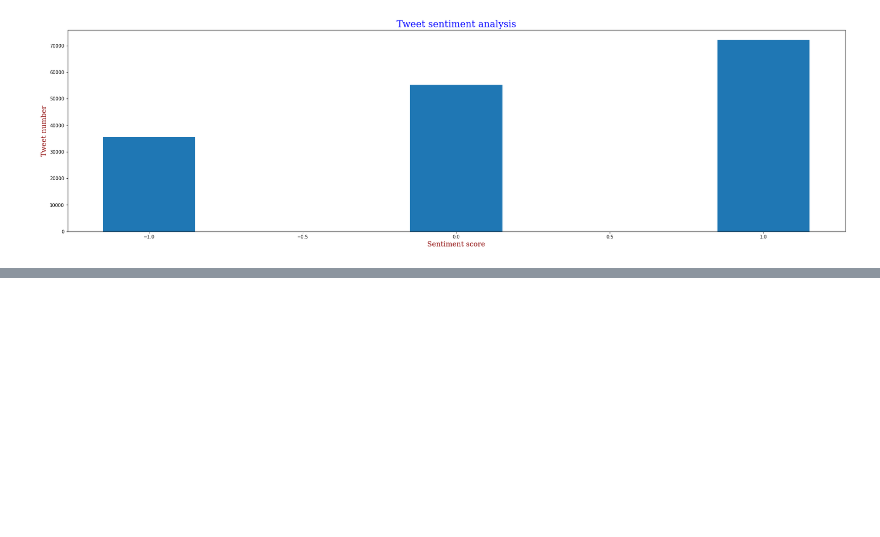
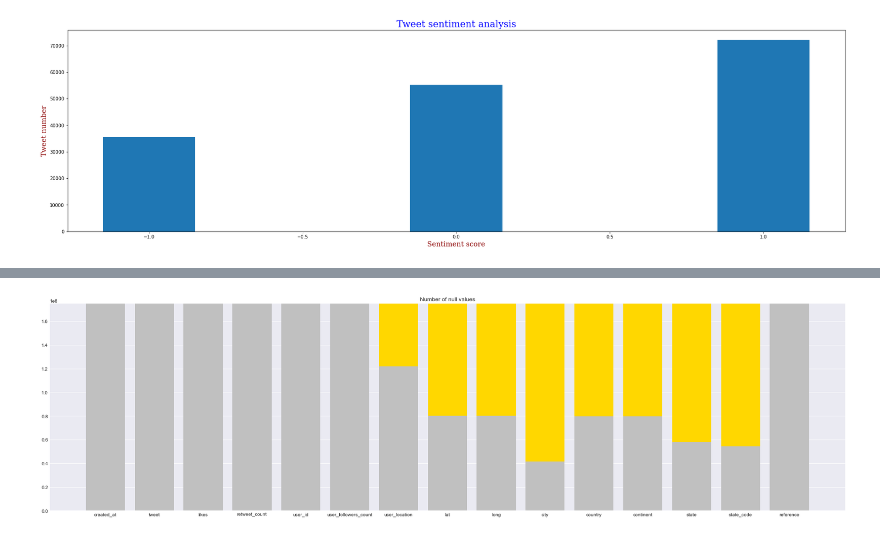
Before and after one commit to Guillaume-Vacelet/bigdata_group_1, a Jupyter notebook: sentiment_analysis.ipynb, the cells around one changed output, grey strips where cells are left out. Drawn from its saved outputs; the diff is of its cells as text; code cells hidden in the pictures; blank space fills up the shorter version.

```diff
--- a/sentiment_analysis.ipynb
+++ b/sentiment_analysis.ipynb
@@ -25,0 +94,19 @@ plt.show()
+# %%
+x = ['created_at', 'tweet', 'likes', 'retweet_count', 'user_id', 'user_followers_count', 'user_location', 'lat', 'long', 'city', 'country', 'continent', 'state', 'state_code', 'reference']
+
+nb_tweets = len(dataset)
+non_null_values = dataset.count().tolist()
+null_values = [nb_tweets - value for value in non_null_values]
+
+x_pos = [i for i, _ in enumerate(x)]
+
+plt.figure(figsize=(30,8))
+plt.bar(x_pos, null_values, width=0.8, label='Null values', color='gold', bottom=non_null_values)
+plt.bar(x_pos, non_null_values, width=0.8, label='Non null values', color='silver')
+
+plt.xticks(x_pos, x)
+plt.title("Number of null values")
+
+plt.show()
+# %% [output]
+[figure, added]
```
Also changed, not shown: parts of 5 cells of this notebook.
